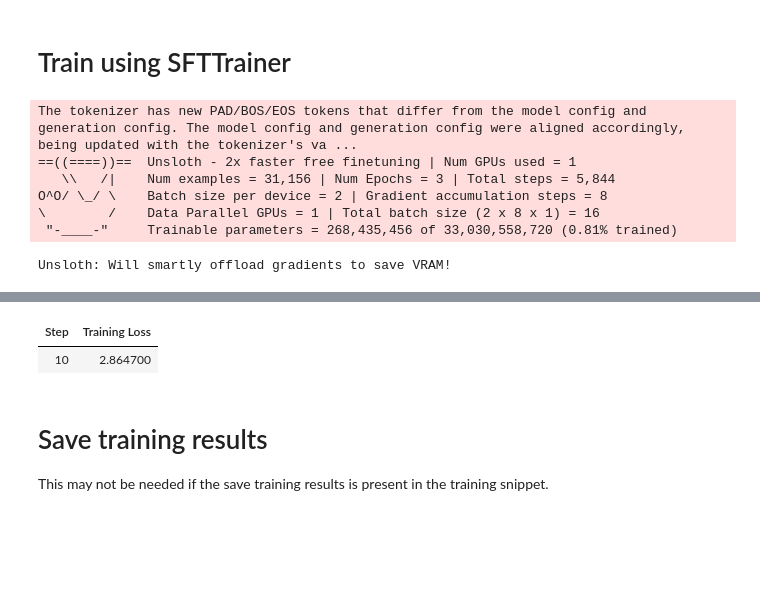
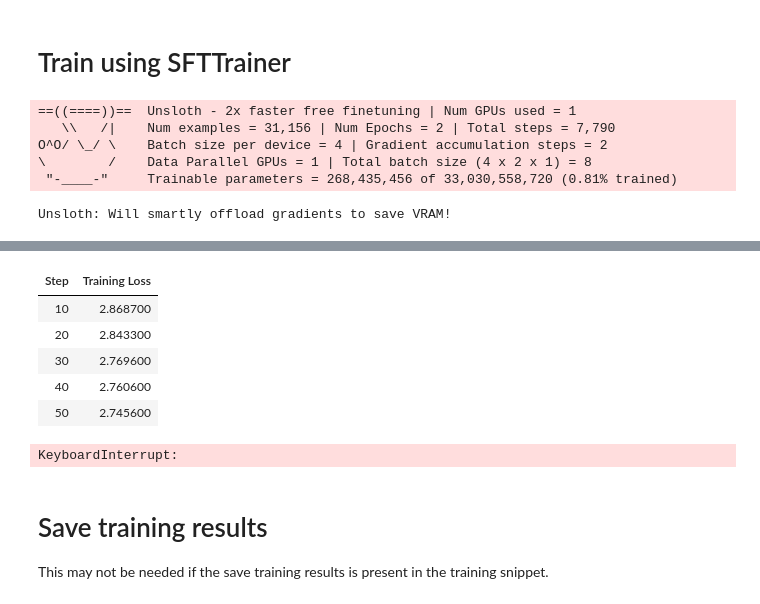
Before and after one commit to ma-da/peersai, a Jupyter notebook: train_ai/train_lora_from_corpus-with-stops-big-qwen3-v2.ipynb, the cells around one changed output, grey strips where cells are left out. Saved outputs shown, nothing was run; the diff lists cells and outputs as text; code cells hidden in the pictures; blank space fills up the shorter version.

```diff
--- a/train_ai/train_lora_from_corpus-with-stops-big-qwen3-v2.ipynb
+++ b/train_ai/train_lora_from_corpus-with-stops-big-qwen3-v2.ipynb
@@ -134,19 +134,16 @@ training_args = TrainingArguments(
     output_dir=OUTPUT_DIR,
     overwrite_output_dir=True,      # reuse dir safely
     resume_from_checkpoint=True,    # set False if you want a totally clean start
-    num_train_epochs=3,
-    per_device_train_batch_size=2,
-    gradient_accumulation_steps=8,
+    num_train_epochs=2,
+    per_device_train_batch_size=4,
+    gradient_accumulation_steps=2,
     lr_scheduler_type="cosine",
-    learning_rate=1e-5,
-    warmup_ratio=0.03,
+    learning_rate=2e-4,
+    warmup_steps=200,
+    report_to="none",
     fp16=False,
     bf16=True,
     logging_steps=10,
-    report_to="none",
-    remove_unused_columns=False,
-    metric_for_best_model="loss",
-    greater_is_better=False,
     dataloader_num_workers=0,       # more stable on mounted storage
 )
 
@@ -169,10 +166,9 @@ tok.save_pretrained(OUTPUT_DIR)
 
 print("Training results saved ✅")
 # %% [output]
-The tokenizer has new PAD/BOS/EOS tokens that differ from the model config and generation config. The model config and generation config were aligned accordingly, being updated with the tokenizer's va ...
 ==((====))==  Unsloth - 2x faster free finetuning | Num GPUs used = 1
-   \\   /|    Num examples = 31,156 | Num Epochs = 3 | Total steps = 5,844
-O^O/ \_/ \    Batch size per device = 2 | Gradient accumulation steps = 8
-\        /    Data Parallel GPUs = 1 | Total batch size (2 x 8 x 1) = 16
+   \\   /|    Num examples = 31,156 | Num Epochs = 2 | Total steps = 7,790
+O^O/ \_/ \    Batch size per device = 4 | Gradient accumulation steps = 2
+\        /    Data Parallel GPUs = 1 | Total batch size (4 x 2 x 1) = 8
  "-____-"     Trainable parameters = 268,435,456 of 33,030,558,720 (0.81% trained)
 Unsloth: Will smartly offload gradients to save VRAM!
@@ -180,5 +176,10 @@ Unsloth: Will smartly offload gradients to save VRAM!
 | Step | Training Loss |
-| 10 | 2.864700 |
+| 10 | 2.868700 |
+| 20 | 2.843300 |
+| 30 | 2.769600 |
+| 40 | 2.760600 |
+| 50 | 2.745600 |
+KeyboardInterrupt:
 # %% [markdown]
 # Save training results
 This may not be needed if the save training results is present in the training snippet.
```
Also changed, not shown: parts of 1 cell of this notebook.
